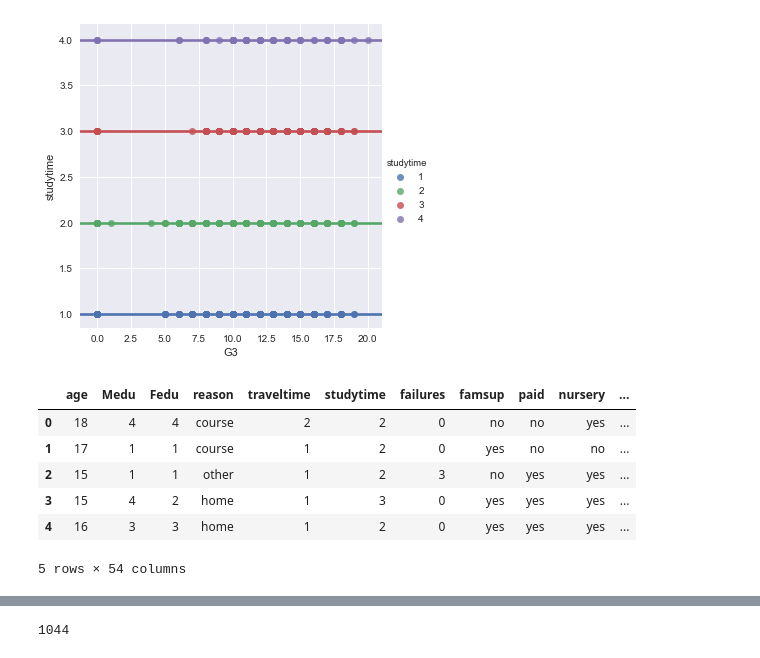
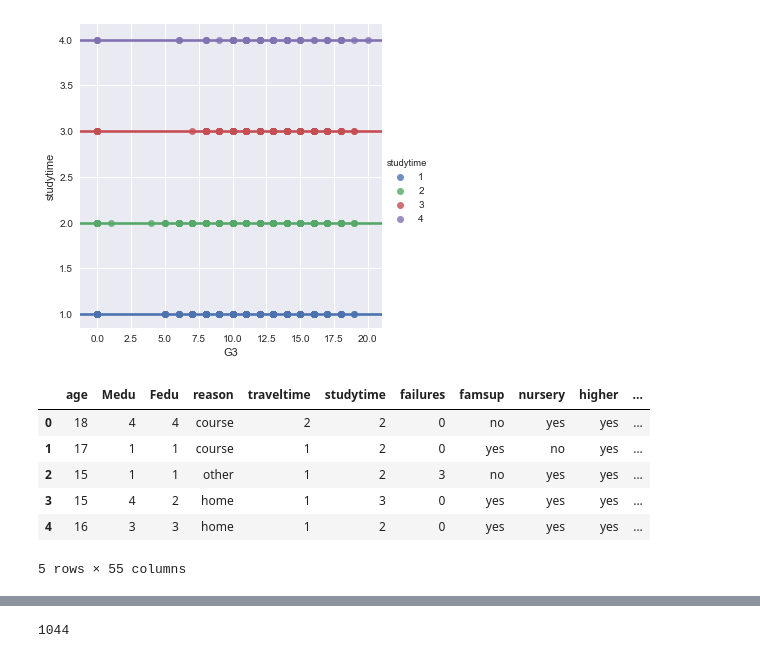
Before and after one commit to cfrandall2/CarolynProject, a Jupyter notebook: StudentGrades-continue.ipynb, the cells around one changed output, grey strips where cells are left out. Cells and saved outputs as stored; diff of their text form; code cells hidden in the pictures.

```diff
--- a/StudentGrades-continue.ipynb
+++ b/StudentGrades-continue.ipynb
@@ -154,16 +154,16 @@ sns.lmplot(x='G3', y="studytime", hue="studytime", data=studentsall, fit_reg=Tru
 [figure]
 # %%
 # Now I am going to convert the rest of the strings to numerics so I can take a look
-students_with_dummies2 = pd.get_dummies(data=studentsall, columns = ['sex', 'school','activities','romantic','address', 'schoolsup','famsize', 'Pstatus', 'Mjob', 'Fjob', 'guardian', 'internet','subject'], prefix = ['sex', 'school','activies','romantic','address', 'schoolsup','famsize', 'Pstatus', 'Mjob', 'Fjob', 'guardian', 'internet','subject'] )
+students_with_dummies2 = pd.get_dummies(data=studentsall, columns = ['sex', 'school','activities','romantic','address', 'schoolsup','famsize', 'Pstatus', 'Mjob', 'Fjob', 'guardian', 'internet','subject','paid'], prefix = ['sex', 'school','activies','romantic','address', 'schoolsup','famsize', 'Pstatus', 'Mjob', 'Fjob', 'guardian', 'internet','subject','paid'] )
 students_with_dummies2.head()
 # %% [output]
-|  | age | Medu | Fedu | reason | traveltime | studytime | failures | famsup | paid | nursery | ... |
-| 0 | 18 | 4 | 4 | course | 2 | 2 | 0 | no | no | yes | ... |
-| 1 | 17 | 1 | 1 | course | 1 | 2 | 0 | yes | no | no | ... |
+|  | age | Medu | Fedu | reason | traveltime | studytime | failures | famsup | nursery | higher | ... |
+| 0 | 18 | 4 | 4 | course | 2 | 2 | 0 | no | yes | yes | ... |
+| 1 | 17 | 1 | 1 | course | 1 | 2 | 0 | yes | no | yes | ... |
 | 2 | 15 | 1 | 1 | other | 1 | 2 | 3 | no | yes | yes | ... |
 | 3 | 15 | 4 | 2 | home | 1 | 3 | 0 | yes | yes | yes | ... |
 | 4 | 16 | 3 | 3 | home | 1 | 2 | 0 | yes | yes | yes | ... |
-5 rows × 54 columns
+5 rows × 55 columns
 # %%
 students_with_dummies2.describe()
 # %% [output]
```
Also changed, not shown: parts of 25 cells of this notebook.
